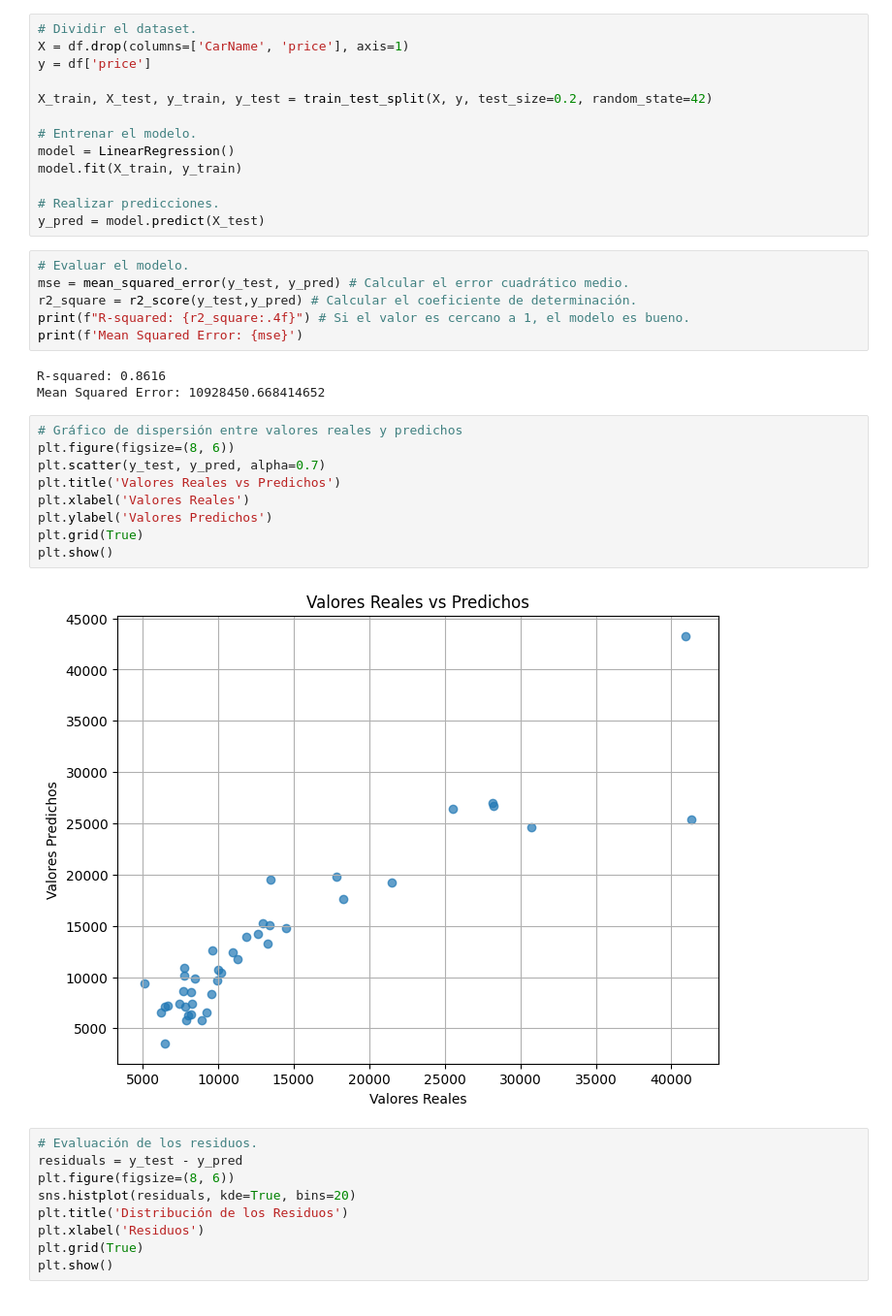
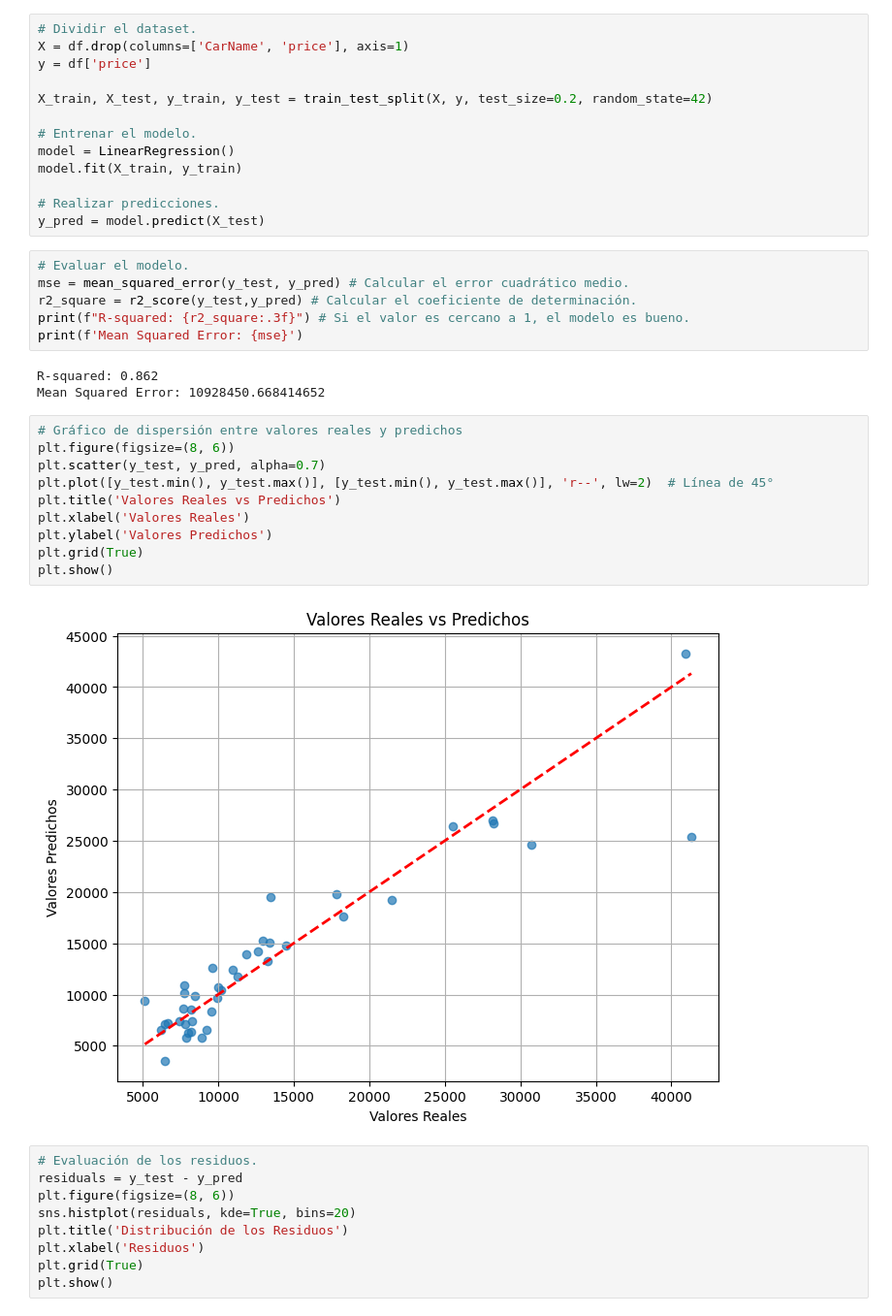
Before and after one commit to criskkky/PROY-ML, a Jupyter notebook: IAMLDL_Proy.ipynb, the cells around one changed output. Shown: that part at 97% size. Drawn from its saved outputs; the diff is of its cells as text.

```diff
--- a/IAMLDL_Proy.ipynb
+++ b/IAMLDL_Proy.ipynb
@@ -280,22 +280,23 @@ y_pred = model.predict(X_test)
 # Evaluar el modelo.
 mse = mean_squared_error(y_test, y_pred) # Calcular el error cuadrático medio.
 r2_square = r2_score(y_test,y_pred) # Calcular el coeficiente de determinación.
-print(f"R-squared: {r2_square:.4f}") # Si el valor es cercano a 1, el modelo es bueno.
+print(f"R-squared: {r2_square:.3f}") # Si el valor es cercano a 1, el modelo es bueno.
 print(f'Mean Squared Error: {mse}')
 # %% [output]
-R-squared: 0.8616
+R-squared: 0.862
 Mean Squared Error: 10928450.668414652
 # %%
 # Gráfico de dispersión entre valores reales y predichos
 plt.figure(figsize=(8, 6))
 plt.scatter(y_test, y_pred, alpha=0.7)
+plt.plot([y_test.min(), y_test.max()], [y_test.min(), y_test.max()], 'r--', lw=2)  # Línea de 45°
 plt.title('Valores Reales vs Predichos')
 plt.xlabel('Valores Reales')
 plt.ylabel('Valores Predichos')
 plt.grid(True)
 plt.show()
 # %% [output]
-[figure, old version]
+[figure, new version]
 # %%
 # Evaluación de los residuos.
 residuals = y_test - y_pred
```
Also changed, not shown: parts of 2 cells of this notebook.
